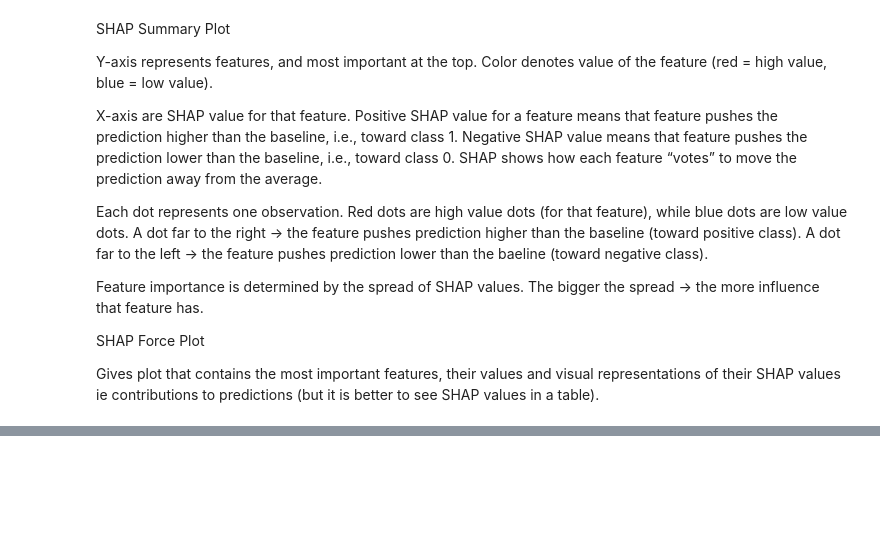
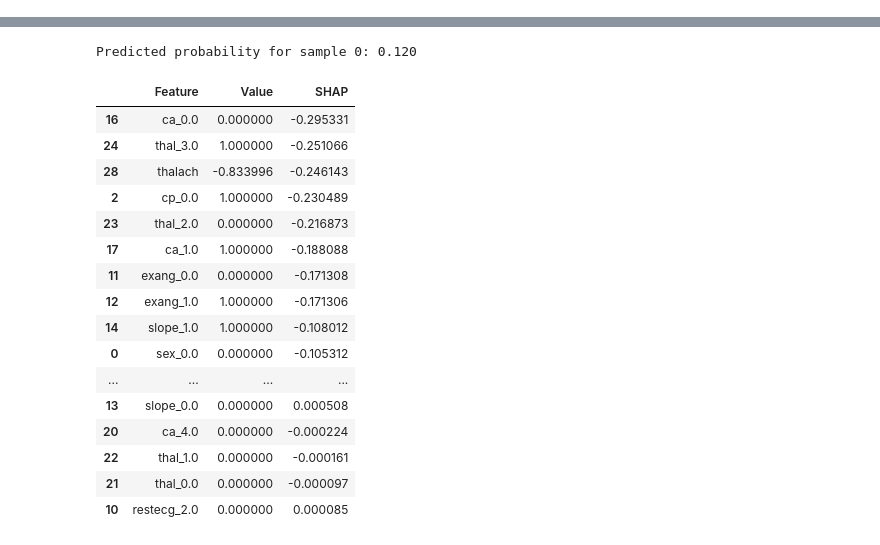
Before and after one commit to irfanfetahovic/heart-disease-prediction, a Jupyter notebook: notebooks/heart_disease_prediction.ipynb, the cells around one changed output, grey strips where cells are left out. Drawn from its saved outputs; the diff is of its cells as text; code cells hidden in the pictures; blank space fills up the shorter version.

```diff
--- a/notebooks/heart_disease_prediction.ipynb
+++ b/notebooks/heart_disease_prediction.ipynb
@@ -873,18 +889,24 @@ shap.summary_plot(shap_values, X_test_df, feature_names=feature_names)
-# %% [markdown]
-SHAP Summary Plot
-
-Y-axis represents features, and most important at the top.
-Color denotes value of the feature (red = high value, blue = low value).
-
-X-axis are SHAP value for that feature. Positive SHAP value for a feature means that feature pushes the prediction higher than the baseline, i.e., toward class 1. Negative SHAP value means that feature pushes the prediction lower than the baseline, i.e., toward class 0. SHAP shows how each feature “votes” to move the prediction away from the average.
-
-
-Each dot represents one observation. Red dots are high value dots (for that feature), while blue dots are low value dots.
-A dot far to the right → the feature pushes prediction higher than the baseline (toward positive class).
-A dot far to the left → the feature pushes prediction lower than the baeline (toward negative class).
-
-Feature importance is determined by the spread of SHAP values. The bigger the spread → the more influence that feature has.
-
-SHAP Force Plot
-
-Gives plot that contains the most important features, their values and visual representations of their SHAP values ie contributions to predictions (but it is better to see SHAP values in a table).
+# %%
+# SHAP force plot for one instance (individual explanation)
+shap.initjs()
+i = 0
+shap.force_plot(explainer.expected_value, shap_values[i], X_test_df.iloc[i])
+
+#If you want explicit probability of 1 for this sample
+pred = model.predict_proba(X_test_df.iloc[[i]])[0,1]
+print(f"Predicted probability for sample {i}: {pred:.3f}")
+
+
+# If the plot is not clear, you can list all features and their SHAP values for this sample as a table
+sample_shap = pd.DataFrame({
+    'Feature': X_test_df.columns,
+    'Value': X_test_df.iloc[i].values,
+    'SHAP': shap_values[i]
+})
+# Add a column for absolute SHAP values
+sample_shap['Abs_SHAP'] = sample_shap['SHAP'].abs()
+# Sort by absolute contribution in descending order
+sample_shap_sorted = sample_shap.sort_values(by='Abs_SHAP', ascending=False).drop(columns='Abs_SHAP')
+
+sample_shap_sorted
+# %% [output]
@@ -891,3 +914,21 @@ Gives plot that contains the most important features, their values and visual re
+Predicted probability for sample 0: 0.120
+|  | Feature | Value | SHAP |
+| 16 | ca_0.0 | 0.000000 | -0.295331 |
+| 24 | thal_3.0 | 1.000000 | -0.251066 |
+| 28 | thalach | -0.833996 | -0.246143 |
+| 2 | cp_0.0 | 1.000000 | -0.230489 |
+| 23 | thal_2.0 | 0.000000 | -0.216873 |
+| 17 | ca_1.0 | 1.000000 | -0.188088 |
+| 11 | exang_0.0 | 0.000000 | -0.171308 |
+| 12 | exang_1.0 | 1.000000 | -0.171306 |
+| 14 | slope_1.0 | 1.000000 | -0.108012 |
+| 0 | sex_0.0 | 0.000000 | -0.105312 |
+| ... | ... | ... | ... |
+| 13 | slope_0.0 | 0.000000 | 0.000508 |
+| 20 | ca_4.0 | 0.000000 | -0.000224 |
+| 22 | thal_1.0 | 0.000000 | -0.000161 |
+| 21 | thal_0.0 | 0.000000 | -0.000097 |
+| 10 | restecg_2.0 | 0.000000 | 0.000085 |
 # %%
 from lime import lime_tabular
 
```
Also changed, not shown: parts of 43 cells of this notebook, 3 other files.
